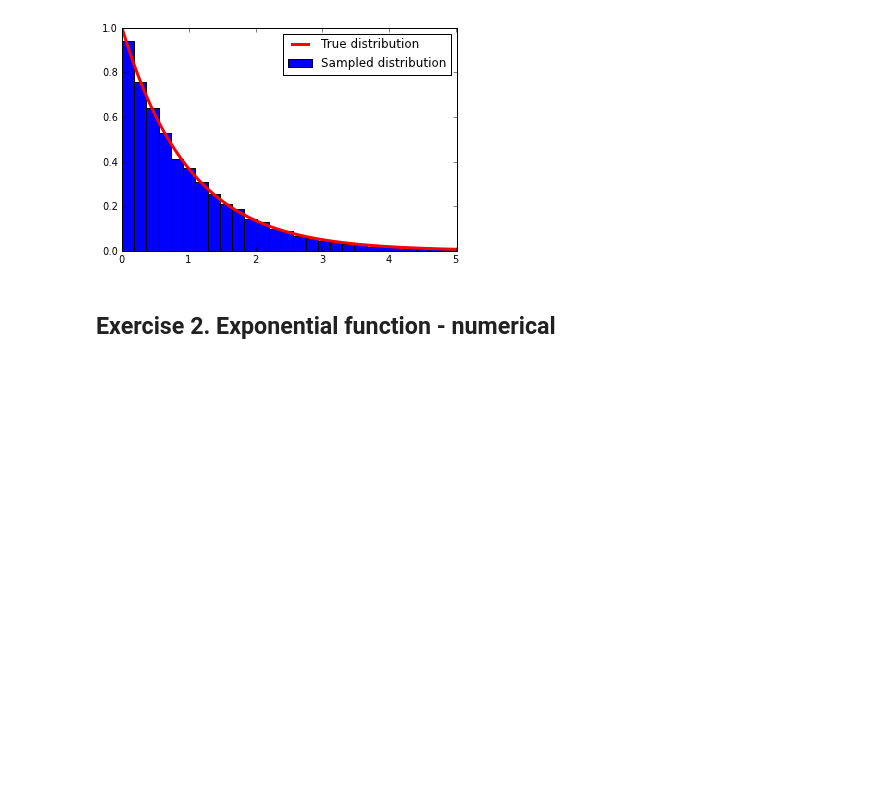
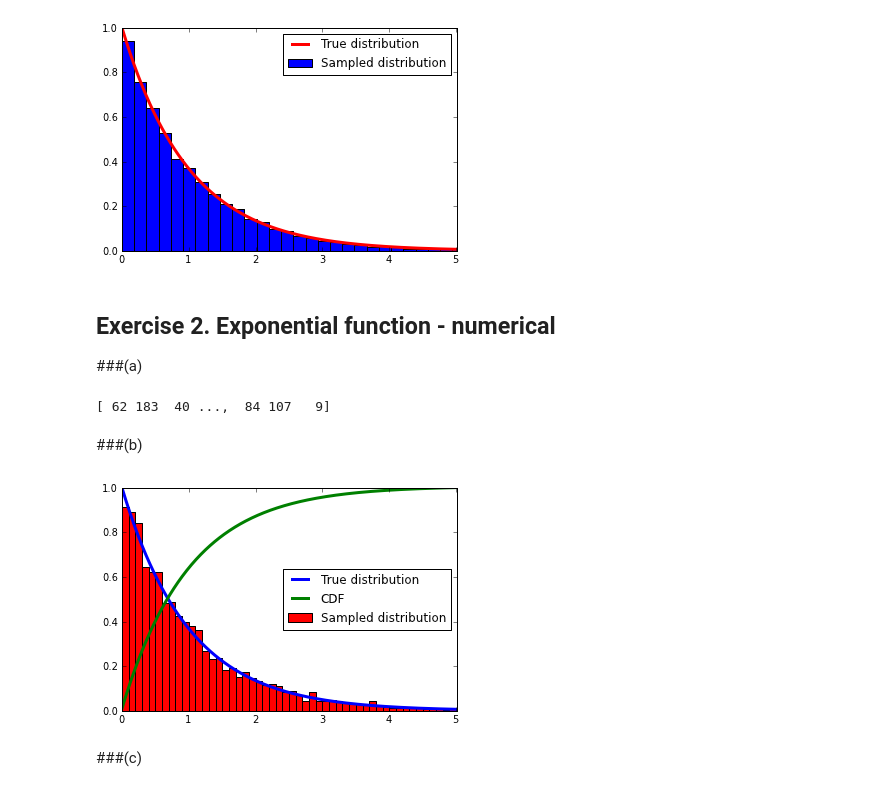
Before and after one commit to mullenray/PHYS202-S13, a Jupyter notebook: Week8/RandomMC.ipynb, the cells around one changed output. Saved outputs shown, nothing was run; the diff lists cells and outputs as text; code cells hidden in the pictures; blank space fills up the shorter version.

```diff
--- a/Week8/RandomMC.ipynb
+++ b/Week8/RandomMC.ipynb
@@ -142,3 +142,33 @@ show()
 # %% [markdown]
 Exercise 2. Exponential function - numerical
 -
+###(a)
+# %%
+x = arange(0.0, 5.001, 0.01)
+lam = 1.
+f = lambda x: lam * exp(-lam * x)
+
+disnum = numpy.array(f(x))
+
+cdfnum = cumsum(disnum)/sum(disnum)
+
+N = 10000
+z = numpy.random.random_sample(N)
+indval = searchsorted(cdfnum, z)
+print indval
+samx = numpy.array(x[indval])
+# %% [output]
+[ 62 183  40 ...,  84 107   9]
+# %% [markdown]
+###(b)
+# %%
+plot(x, disnum, label = 'True distribution', lw = 3)
+plot(x, cdfnum, label = 'CDF', lw = 3)
+hist(samx, 50, normed = True, label = 'Sampled distribution')
+legend(loc = 0)
+xlim(0, 5.01)
+show()
+# %% [output]
+[figure, added]
+# %% [markdown]
+###(c)
```
Also changed, not shown: parts of 1 cell of this notebook.
